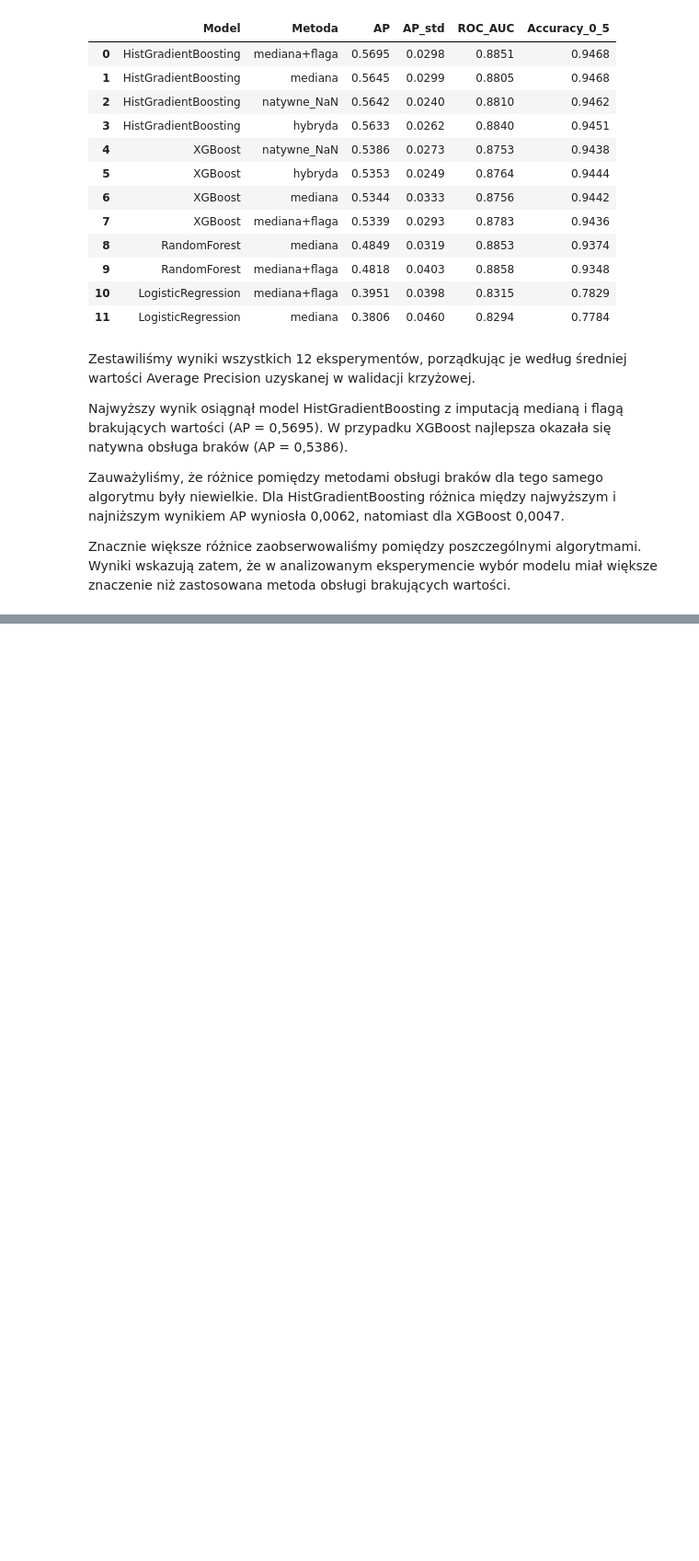
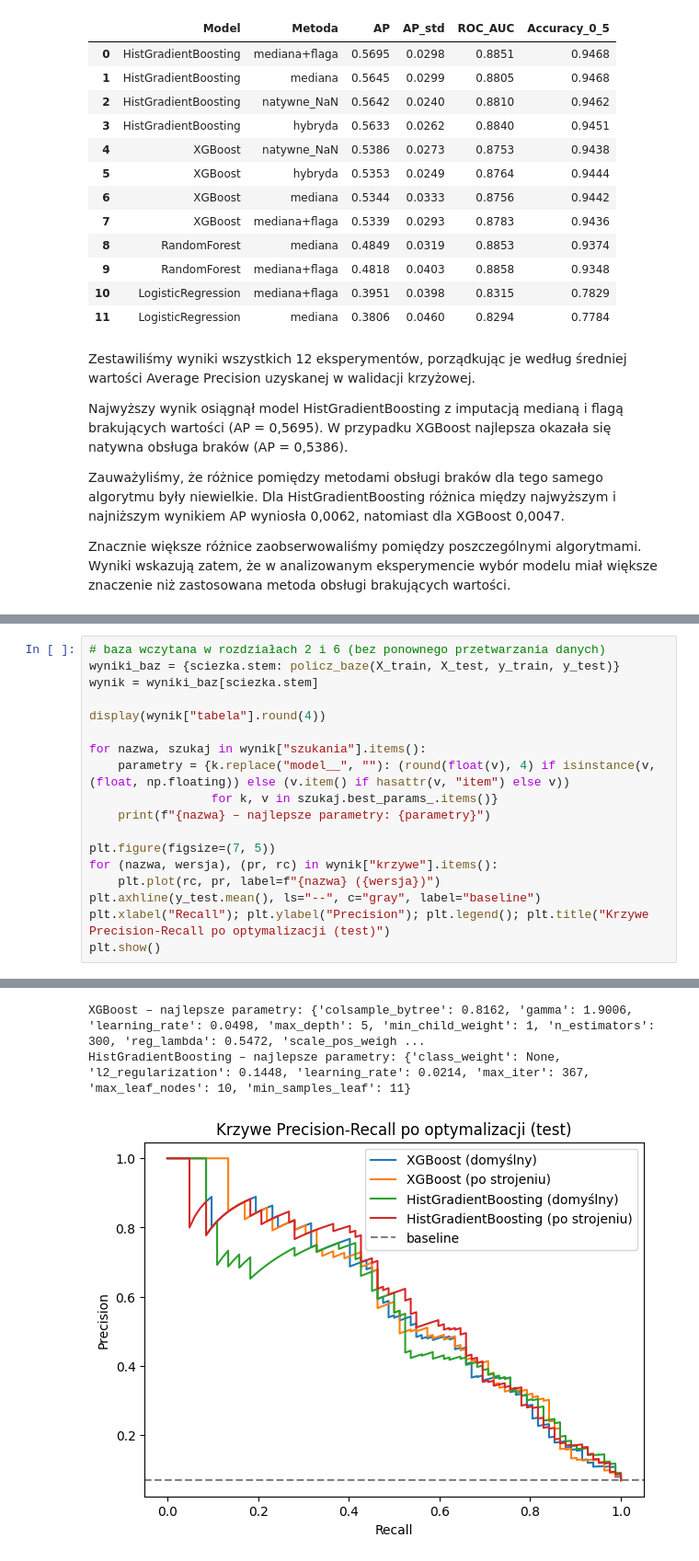
Before and after one commit to marczyz/Projekt_inzynierski-main, a Jupyter notebook: Bankructwo Polskie firmy/modele/Porownanie_4_modeli_ML_64_wskazniki.ipynb, the cells around one changed output, grey strips where cells are left out. Shown at 92% size. Cells and saved outputs as stored; diff of their text form; blank space fills up the shorter version.

Commit message:
optymalizacja modeli

```diff
--- a/Bankructwo Polskie firmy/modele/Porownanie_4_modeli_ML_64_wskazniki.ipynb
+++ b/Bankructwo Polskie firmy/modele/Porownanie_4_modeli_ML_64_wskazniki.ipynb
@@ -633,0 +731,19 @@ Ostateczną ocenę wybranego rozwiązania przeprowadzimy po optymalizacji hiperp
+# %%
+# baza wczytana w rozdziałach 2 i 6 (bez ponownego przetwarzania danych)
+wyniki_baz = {sciezka.stem: policz_baze(X_train, X_test, y_train, y_test)}
+wynik = wyniki_baz[sciezka.stem]
+
+display(wynik["tabela"].round(4))
+
+for nazwa, szukaj in wynik["szukania"].items():
+    parametry = {k.replace("model__", ""): (round(float(v), 4) if isinstance(v, (float, np.floating)) else (v.item() if hasattr(v, "item") else v))
+                 for k, v in szukaj.best_params_.items()}
+    print(f"{nazwa} – najlepsze parametry: {parametry}")
+
+plt.figure(figsize=(7, 5))
+for (nazwa, wersja), (pr, rc) in wynik["krzywe"].items():
+    plt.plot(rc, pr, label=f"{nazwa} ({wersja})")
+plt.axhline(y_test.mean(), ls="--", c="gray", label="baseline")
+plt.xlabel("Recall"); plt.ylabel("Precision"); plt.legend(); plt.title("Krzywe Precision-Recall po optymalizacji (test)")
+plt.show()
+# %% [output]
@@ -633,0 +755,3 @@ Ostateczną ocenę wybranego rozwiązania przeprowadzimy po optymalizacji hiperp
+XGBoost – najlepsze parametry: {'colsample_bytree': 0.8162, 'gamma': 1.9006, 'learning_rate': 0.0498, 'max_depth': 5, 'min_child_weight': 1, 'n_estimators': 300, 'reg_lambda': 0.5472, 'scale_pos_weigh ...
+HistGradientBoosting – najlepsze parametry: {'class_weight': None, 'l2_regularization': 0.1448, 'learning_rate': 0.0214, 'max_iter': 367, 'max_leaf_nodes': 10, 'min_samples_leaf': 11}
+[figure, added]
```
Also changed, not shown: parts of 13 cells of this notebook.
